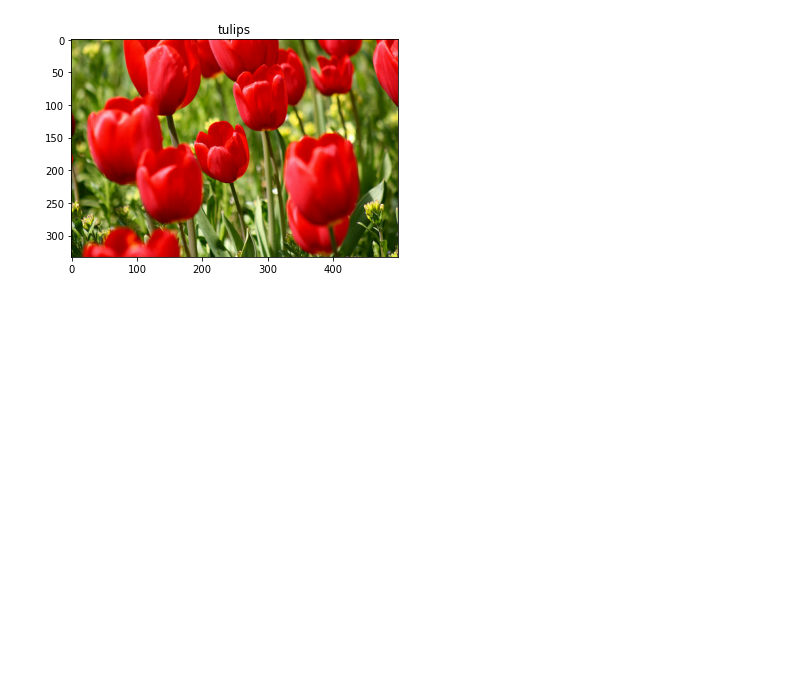
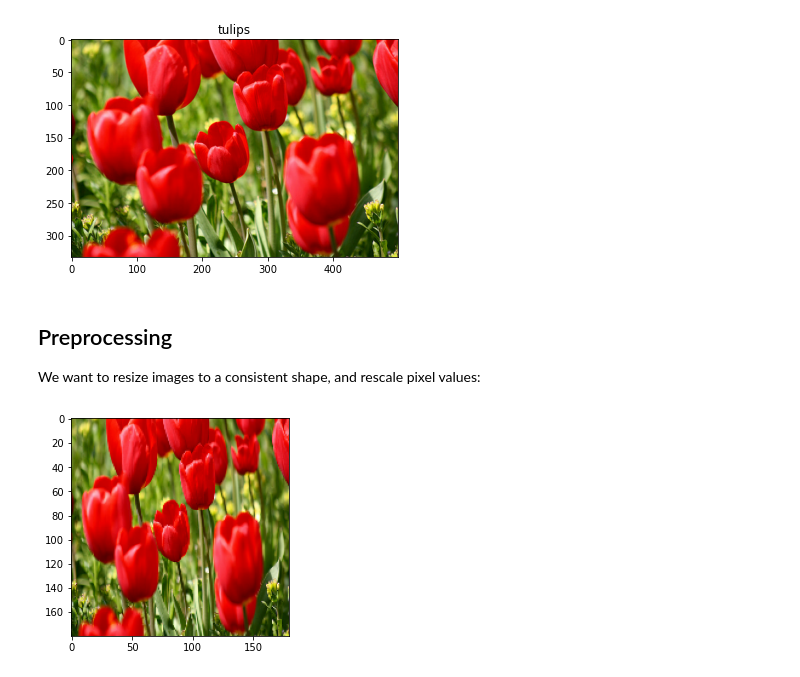
Before and after one commit to mtomasini/TensorFlowTraining, a Jupyter notebook: tf_augmentation_tutorial.ipynb, the cells around one changed output. Saved outputs shown, nothing was run; the diff lists cells and outputs as text; code cells hidden in the pictures; blank space fills up the shorter version.

```diff
--- a/tf_augmentation_tutorial.ipynb
+++ b/tf_augmentation_tutorial.ipynb
@@ -27,3 +27,17 @@ _ = plt.imshow(image)
 _ = plt.title(get_label_name(label))
 # %% [output]
 [figure]
+# %% [markdown]
+## Preprocessing
+We want to resize images to a consistent shape, and rescale pixel values:
+# %%
+IMG_SIZE = 180
+resize_and_rescale = tf.keras.Sequential([
+    layers.Resizing(IMG_SIZE, IMG_SIZE),
+    layers.Rescaling(1./255)
+])
+# %%
+result = resize_and_rescale(image)
+_ = plt.imshow(result)
+# %% [output]
+[figure, added]
```
Also changed, not shown: parts of 5 cells of this notebook.
